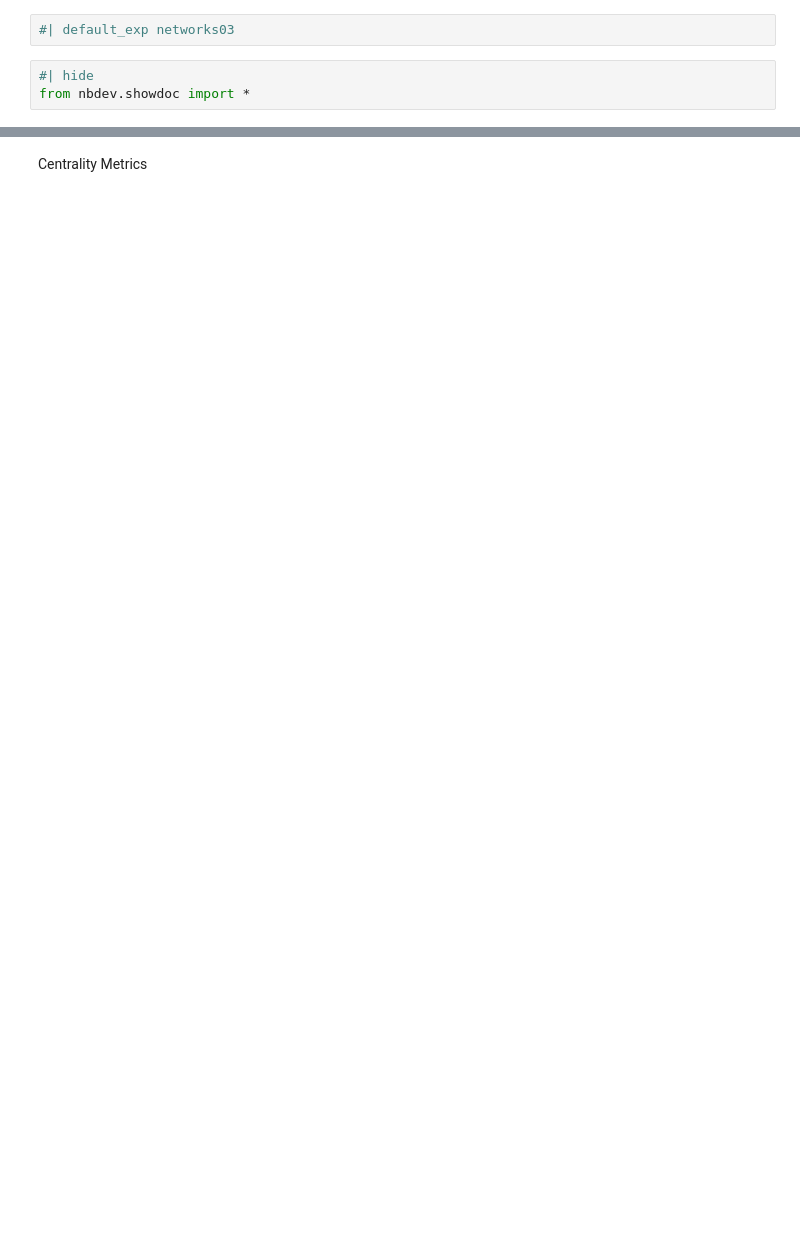
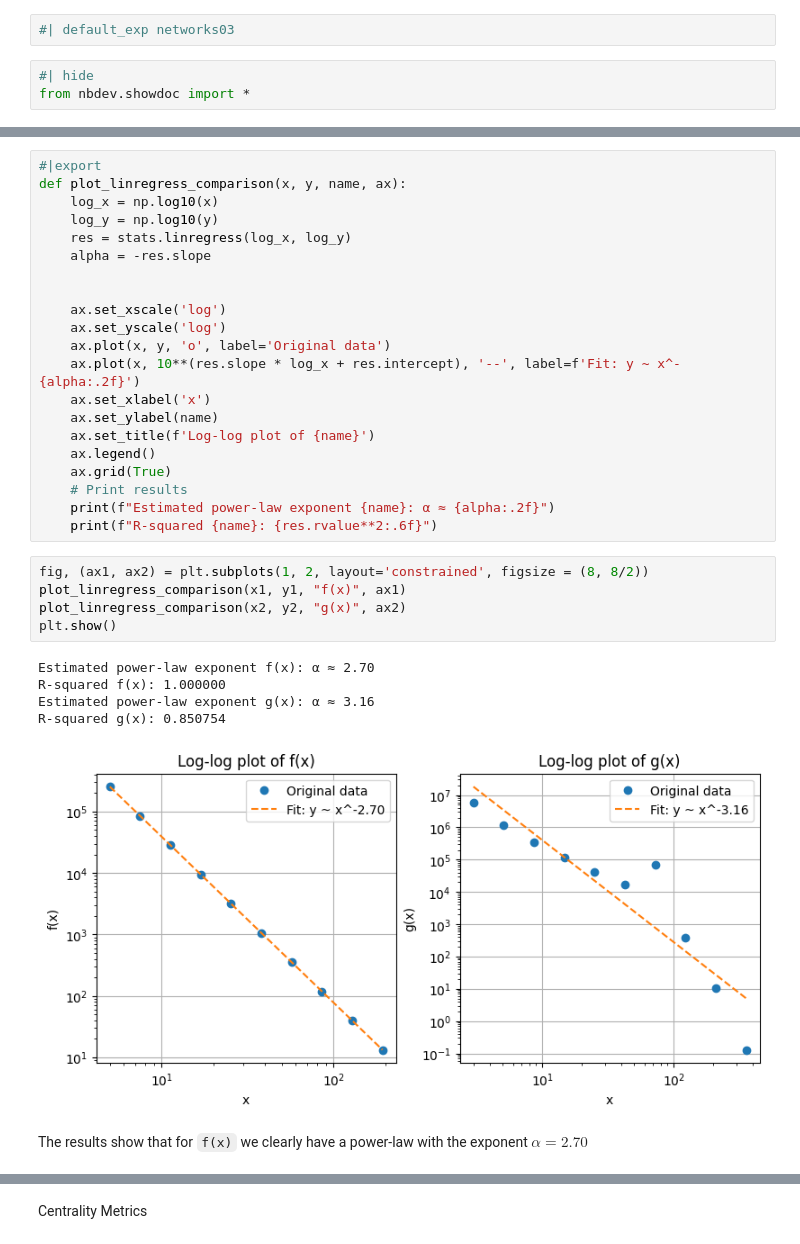
Before and after one commit to flupppi/networks, a Jupyter notebook: nbs/05_network_analysis.ipynb, the cells around one changed output, grey strips where cells are left out. Saved outputs shown, nothing was run; the diff lists cells and outputs as text; blank space fills up the shorter version.

```diff
--- a/nbs/05_network_analysis.ipynb
+++ b/nbs/05_network_analysis.ipynb
@@ -28,0 +124,34 @@ red = nx.random_lobster(100, 0.9, 0.9)
+# %%
+#|export
+def plot_linregress_comparison(x, y, name, ax):
+    log_x = np.log10(x)
+    log_y = np.log10(y)
+    res = stats.linregress(log_x, log_y)
+    alpha = -res.slope
+
+
+    ax.set_xscale('log')
+    ax.set_yscale('log')
+    ax.plot(x, y, 'o', label='Original data')
+    ax.plot(x, 10**(res.slope * log_x + res.intercept), '--', label=f'Fit: y ~ x^-{alpha:.2f}')
+    ax.set_xlabel('x')
+    ax.set_ylabel(name)
+    ax.set_title(f'Log-log plot of {name}')
+    ax.legend()
+    ax.grid(True)
+    # Print results
+    print(f"Estimated power-law exponent {name}: α ≈ {alpha:.2f}")
+    print(f"R-squared {name}: {res.rvalue**2:.6f}")
+# %%
+fig, (ax1, ax2) = plt.subplots(1, 2, layout='constrained', figsize = (8, 8/2))
+plot_linregress_comparison(x1, y1, "f(x)", ax1)
+plot_linregress_comparison(x2, y2, "g(x)", ax2)
+plt.show()
+# %% [output]
+Estimated power-law exponent f(x): α ≈ 2.70
+R-squared f(x): 1.000000
+Estimated power-law exponent g(x): α ≈ 3.16
+R-squared g(x): 0.850754
+[figure, added]
+# %% [markdown]
+The results show that for `f(x)` we clearly have a power-law with the exponent $\alpha = 2.70$
```
Also changed, not shown: parts of 45 cells of this notebook, 2 other files.
